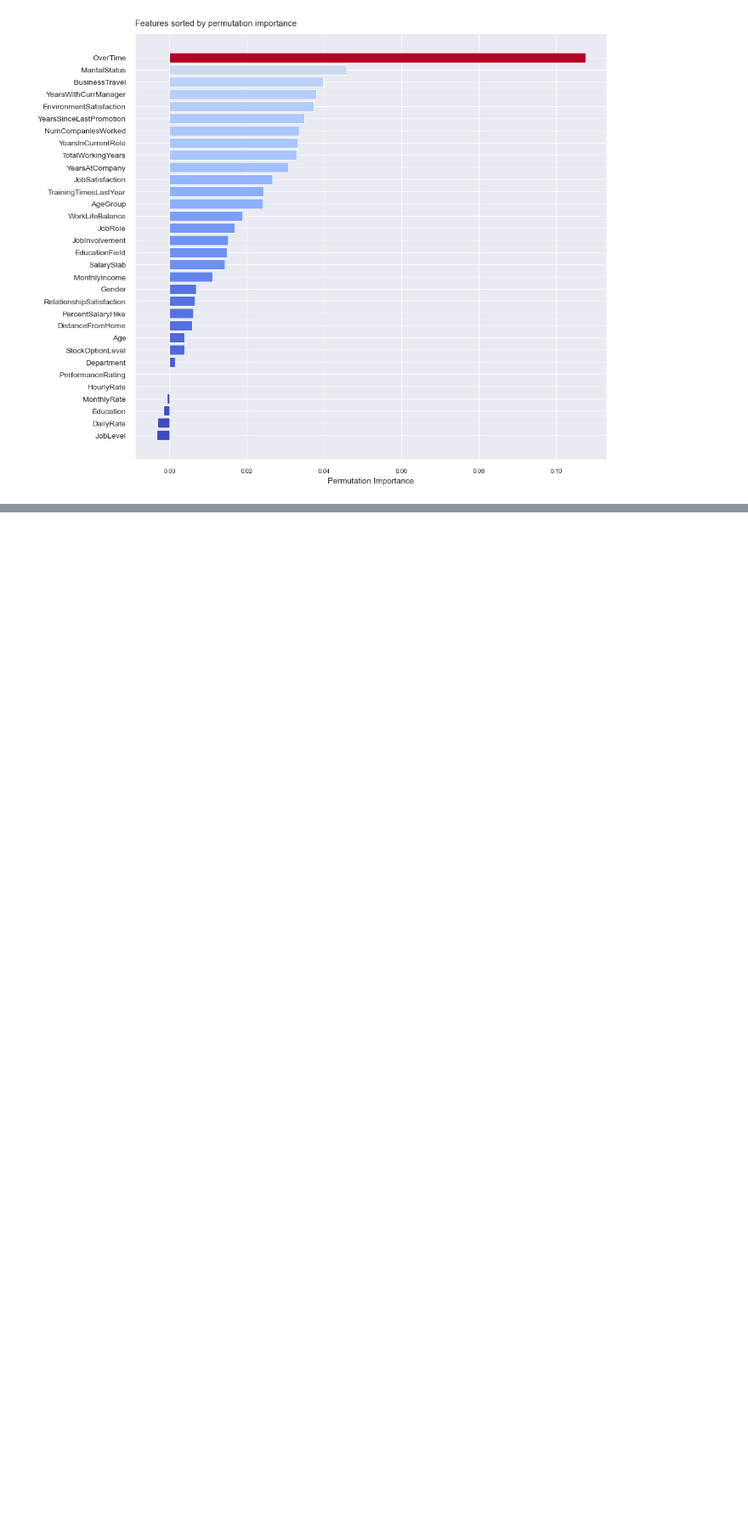
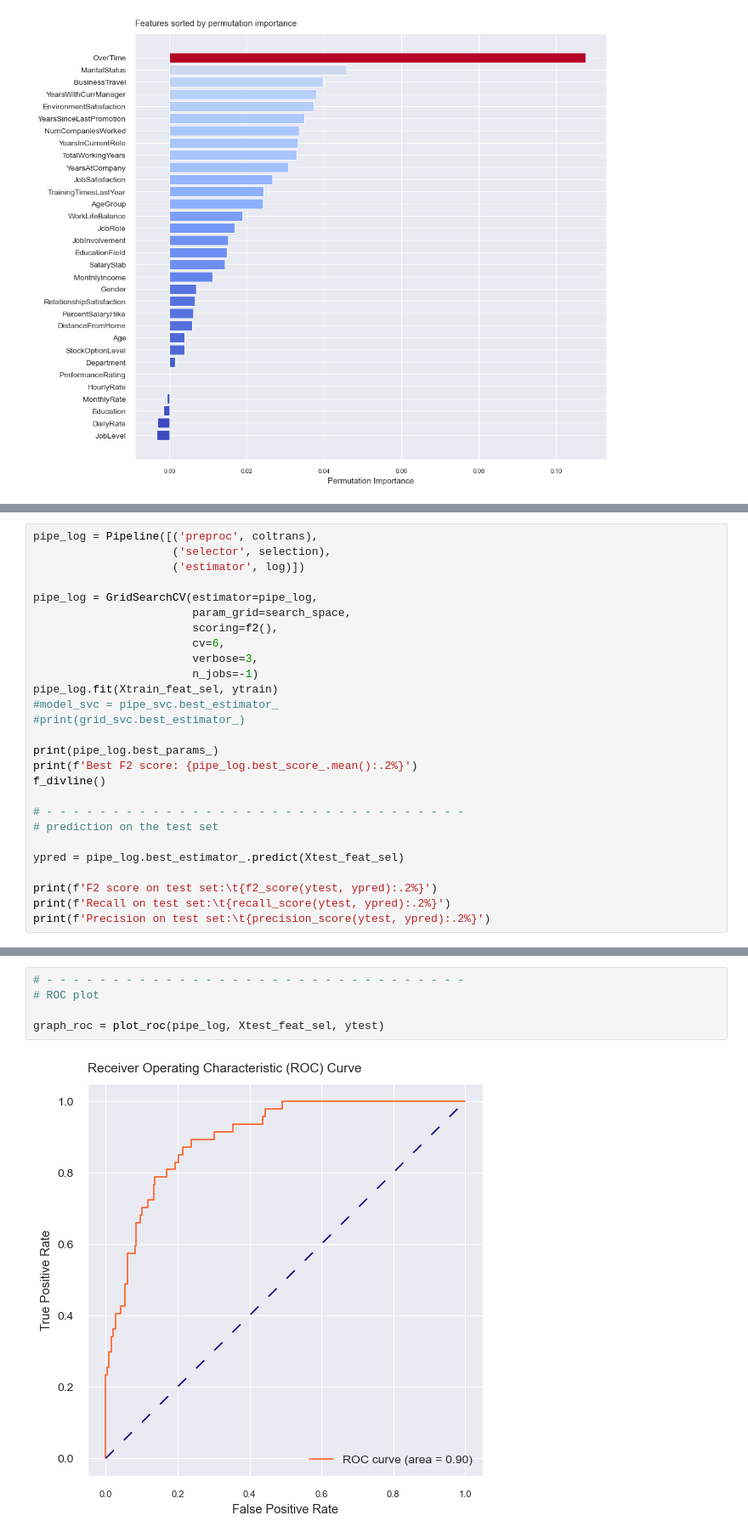
Before and after one commit to christianroden/Portfolinoes, a Jupyter notebook: Notebooks/RF_Log.ipynb, the cells around one changed output, grey strips where cells are left out. Shown: that part at 85% size. Drawn from its saved outputs; the diff is of its cells as text; blank space fills up the shorter version.

```diff
--- a/Notebooks/RF_Log.ipynb
+++ b/Notebooks/RF_Log.ipynb
@@ -528,0 +618,27 @@ array([0.00393796, 0.02415621, 0.03973394, 0.00319843, 0.00142149,
+# %%
+pipe_log = Pipeline([('preproc', coltrans),
+                     ('selector', selection),
+                     ('estimator', log)])
+
+pipe_log = GridSearchCV(estimator=pipe_log,
+                        param_grid=search_space,
+                        scoring=f2(),
+                        cv=6,
+                        verbose=3,
+                        n_jobs=-1)
+pipe_log.fit(Xtrain_feat_sel, ytrain)
+#model_svc = pipe_svc.best_estimator_
+#print(grid_svc.best_estimator_)
+
+print(pipe_log.best_params_)
+print(f'Best F2 score: {pipe_log.best_score_.mean():.2%}')
+f_divline()
+
+# - - - - - - - - - - - - - - - - - - - - - - - - - - - - - - - -
+# prediction on the test set
+
+ypred = pipe_log.best_estimator_.predict(Xtest_feat_sel)
+
+print(f'F2 score on test set:\t{f2_score(ytest, ypred):.2%}')
+print(f'Recall on test set:\t{recall_score(ytest, ypred):.2%}')
+print(f'Precision on test set:\t{precision_score(ytest, ypred):.2%}')
@@ -528,0 +701,7 @@ array([0.00393796, 0.02415621, 0.03973394, 0.00319843, 0.00142149,
+# %%
+# - - - - - - - - - - - - - - - - - - - - - - - - - - - - - - - -
+# ROC plot
+
+graph_roc = plot_roc(pipe_log, Xtest_feat_sel, ytest)
+# %% [output]
+[figure, added]
```
Also changed, not shown: parts of 37 cells of this notebook.
